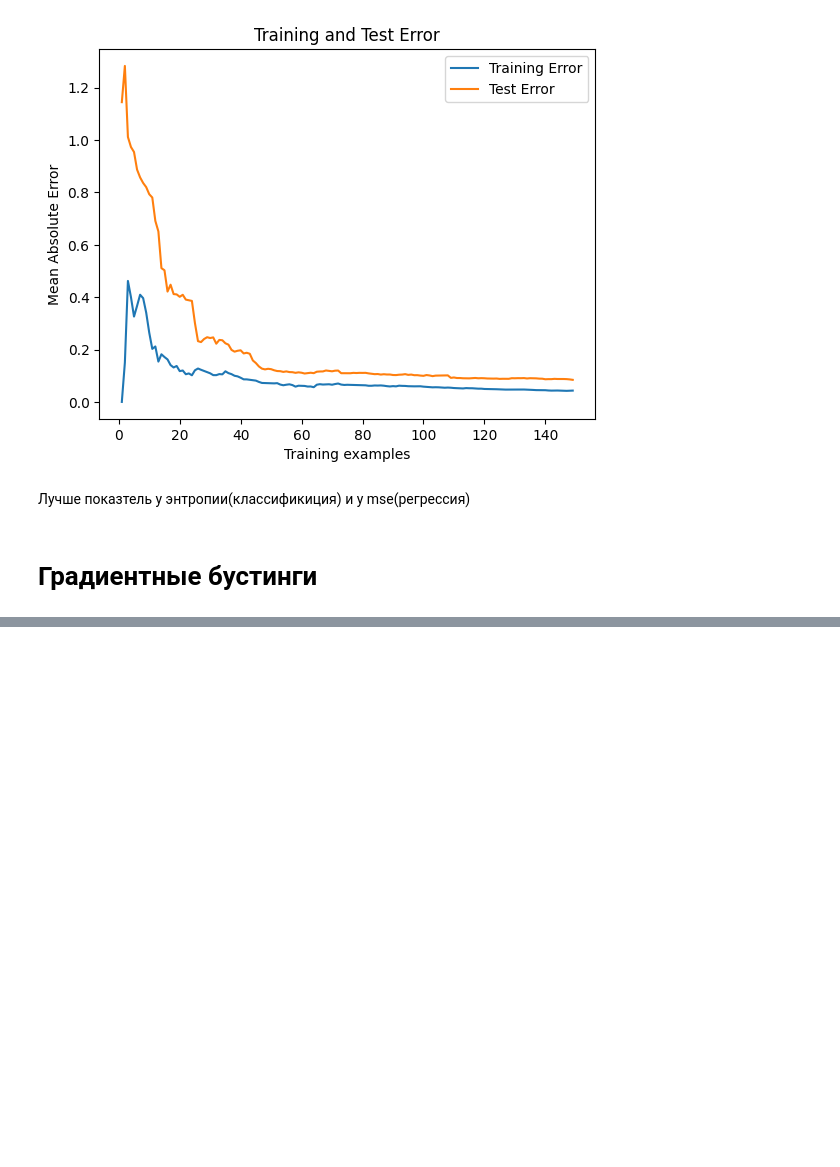
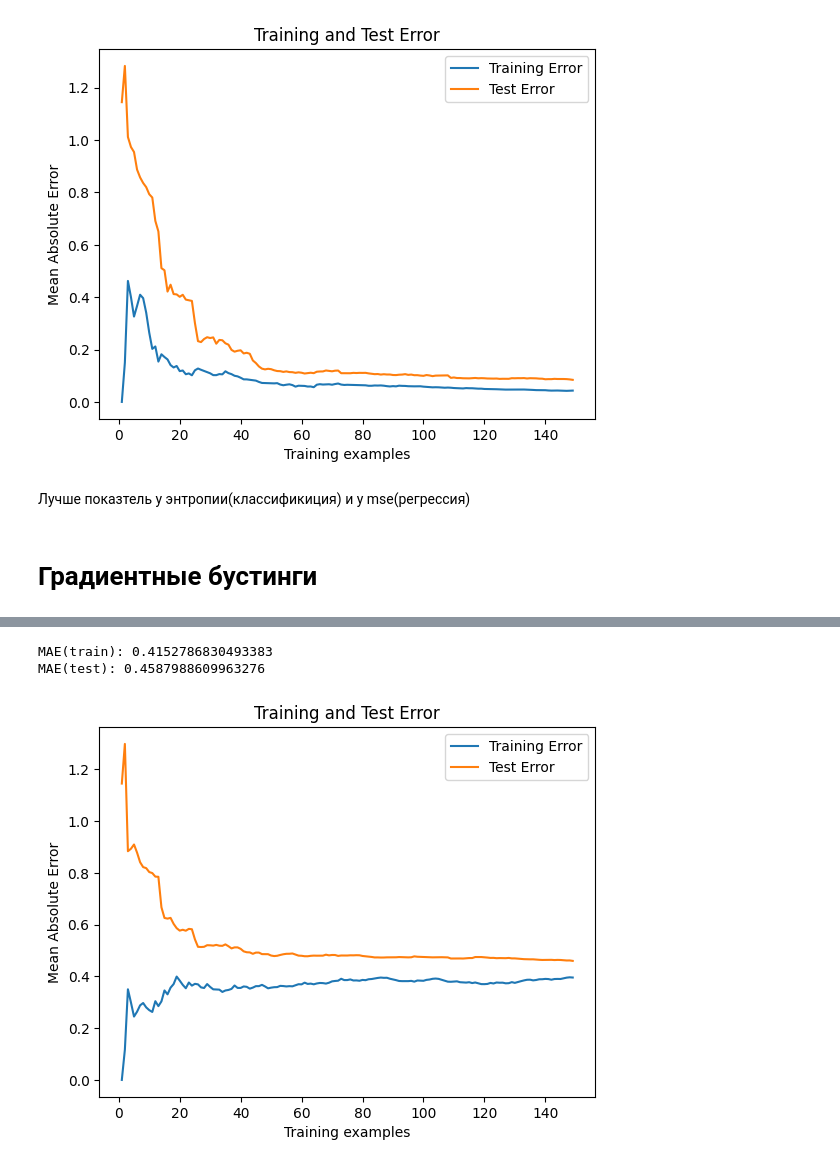
Before and after one commit to VladislavErmakovich/TMSds, a Jupyter notebook: lesson20/Sleep_dataset.ipynb, the cells around one changed output, grey strips where cells are left out. Cells and saved outputs as stored; diff of their text form; code cells hidden in the pictures; blank space fills up the shorter version.

```diff
--- a/lesson20/Sleep_dataset.ipynb
+++ b/lesson20/Sleep_dataset.ipynb
@@ -970,0 +1051,12 @@ plt.show()
+# %%
+X  = df_reg.drop(['Sleep Duration'], axis = 1)
+y = df_reg['Sleep Duration']
+
+X_train, X_test, y_train, y_test = train_test_split(X, y, test_size=0.25, random_state = 0)
+# %%
+scaler = StandardScaler().fit(X_train)
+X_train = scaler.transform(X_train)
+X_test = scaler.transform(X_test)
+# %%
+model = XGBRegressor(n_estimators=50, max_depth=8, learning_rate=0.01)
+model.fit(X_train, y_train)
@@ -970,0 +1075,29 @@ plt.show()
+# %%
+y_pred = model.predict(X_train)
+print(f'MAE(train): {mean_absolute_error(y_train, y_pred)}')
+
+y_pred = model.predict(X_test)
+print(f'MAE(test): {mean_absolute_error(y_test, y_pred)}')
+# %% [output]
+MAE(train): 0.4152786830493383
+MAE(test): 0.4587988609963276
+# %%
+train_errors = []
+test_errors = []
+
+for i in range(1, 150):
+    model.fit(X_train[:i], y_train[:i])
+    train_pred = model.predict(X_train[:i])
+    train_errors.append(mean_absolute_error(y_train[:i], train_pred))
+    test_pred = model.predict(X_test)
+    test_errors.append(mean_absolute_error(y_test, test_pred))
+
+plt.plot(range(1, 150), train_errors, label='Training Error')
+plt.plot(range(1, 150), test_errors, label='Test Error')
+plt.xlabel('Training examples')
+plt.ylabel('Mean Absolute Error')
+plt.title('Training and Test Error')
+plt.legend()
+plt.show()
+# %% [output]
+[figure, added]
```
Also changed, not shown: parts of 29 cells of this notebook.
